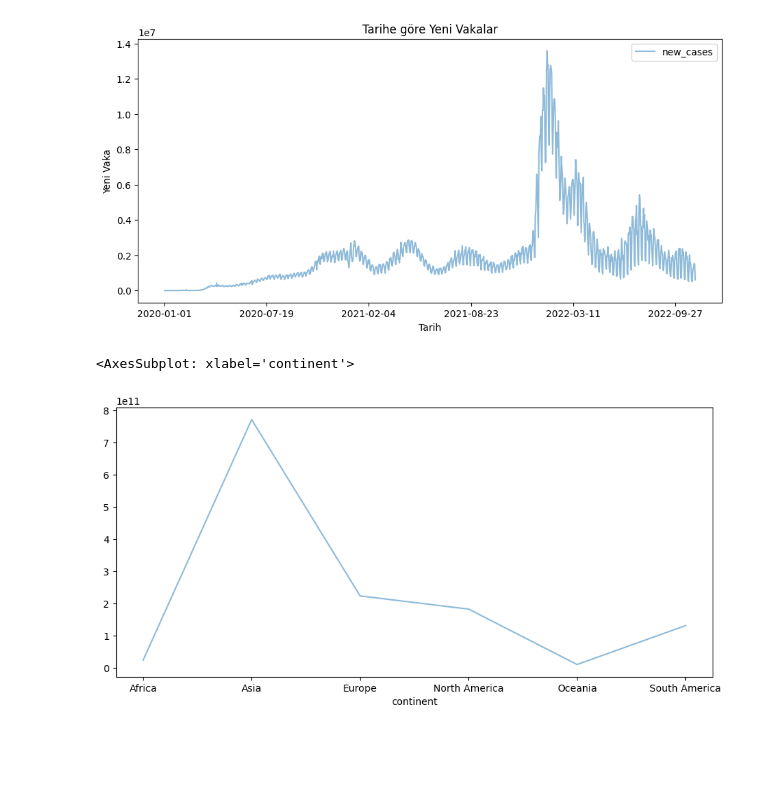
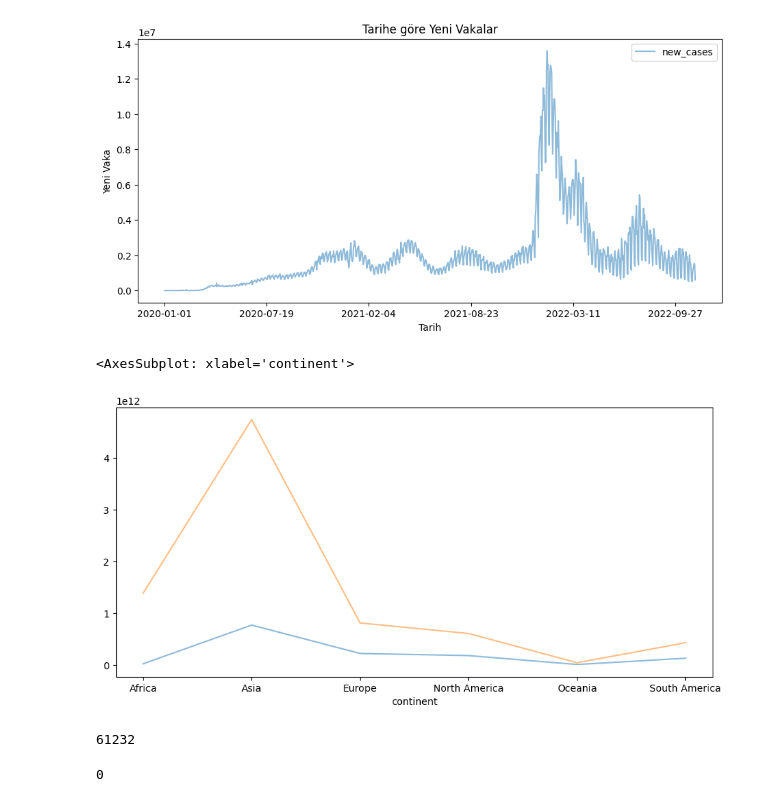
Before and after one commit to senasezgin/womenintech_python_bitirme_projesi, a Jupyter notebook: odev.ipynb, the cells around one changed output. Drawn from its saved outputs; the diff is of its cells as text; code cells hidden in the pictures; blank space fills up the shorter version.

```diff
--- a/odev.ipynb
+++ b/odev.ipynb
@@ -368,6 +353,11 @@ Text(0, 0.5, 'Yeni Vaka')
 # %%
 #Kıtalara göre
 df.groupby("continent")["people_vaccinated"].sum().plot(figsize = (11, 5), alpha = 0.5)
+df.groupby("continent")["population"].sum().plot(figsize = (11, 5), alpha = 0.5)
 # %% [output]
 <AxesSubplot: xlabel='continent'>
-[figure, old version]
+[figure, new version]
+# %%
+df["reproduction_rate"].isnull().sum() #Üreme hızı oranı
+# %% [output]
+61232
@@ -373,0 +367,4 @@ df.groupby("continent")["people_vaccinated"].sum().plot(figsize = (11, 5), alpha
+# %%
+df["reproduction_rate"].isnull().sum()
+# %% [output]
+0
```
Also changed, not shown: parts of 6 cells of this notebook.
